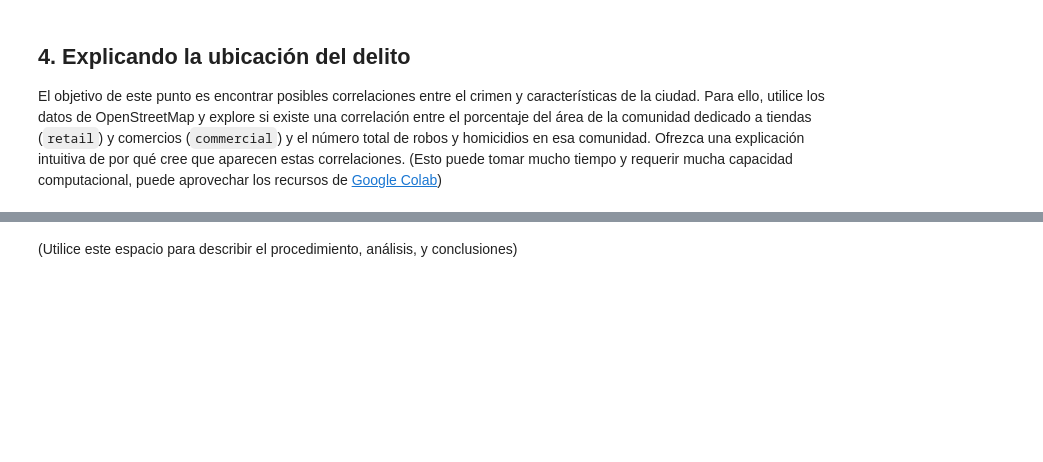
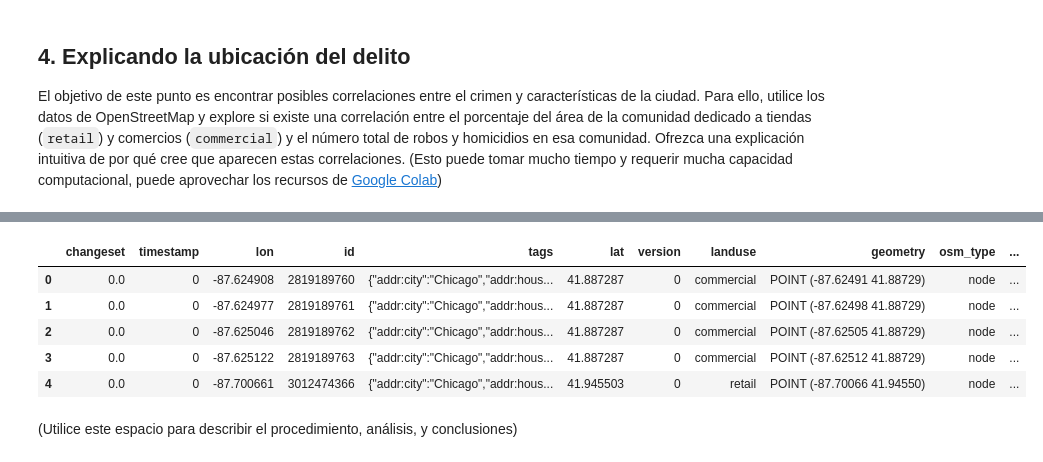
Before and after one commit to jddiaze/AprendizajeNoSupervisado, a Jupyter notebook: Semana7/S7_LC_Taller_Geograficos_KDE.ipynb, the cells around one changed output, grey strips where cells are left out. Cells and saved outputs as stored; diff of their text form; code cells hidden in the pictures; blank space fills up the shorter version.

Commit message:
Pickle retailco

```diff
--- a/Semana7/S7_LC_Taller_Geograficos_KDE.ipynb
+++ b/Semana7/S7_LC_Taller_Geograficos_KDE.ipynb
@@ -762,2 +760,12 @@ TypeError: Input must be valid geometry objects: POLYGON ((-87.774 42.012, -87.7
+# %%
+retailco = pd.read_pickle('Pickle/output.pkl')
+retailco.head()
+# %% [output]
+|  | changeset | timestamp | lon | id | tags | lat | version | landuse | geometry | osm_type | ... |
+| 0 | 0.0 | 0 | -87.624908 | 2819189760 | {"addr:city":"Chicago","addr:hous... | 41.887287 | 0 | commercial | POINT (-87.62491 41.88729) | node | ... |
+| 1 | 0.0 | 0 | -87.624977 | 2819189761 | {"addr:city":"Chicago","addr:hous... | 41.887287 | 0 | commercial | POINT (-87.62498 41.88729) | node | ... |
+| 2 | 0.0 | 0 | -87.625046 | 2819189762 | {"addr:city":"Chicago","addr:hous... | 41.887287 | 0 | commercial | POINT (-87.62505 41.88729) | node | ... |
+| 3 | 0.0 | 0 | -87.625122 | 2819189763 | {"addr:city":"Chicago","addr:hous... | 41.887287 | 0 | commercial | POINT (-87.62512 41.88729) | node | ... |
+| 4 | 0.0 | 0 | -87.700661 | 3012474366 | {"addr:city":"Chicago","addr:hous... | 41.945503 | 0 | retail | POINT (-87.70066 41.94550) | node | ... |
 # %% [markdown]
 (Utilice este espacio para describir el procedimiento, análisis, y conclusiones)
```
Also changed, not shown: parts of 1 cell of this notebook, 1 other file.
